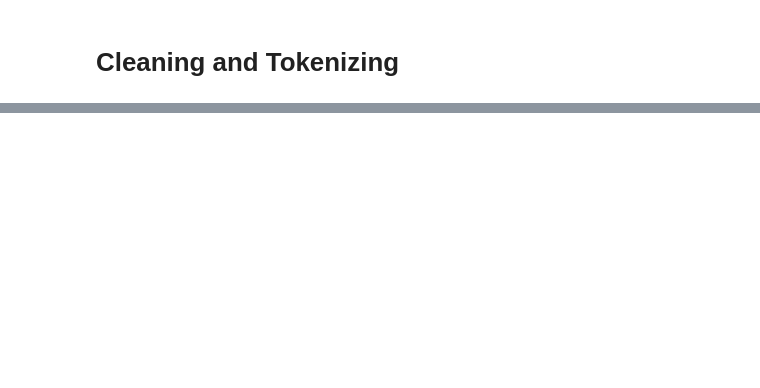
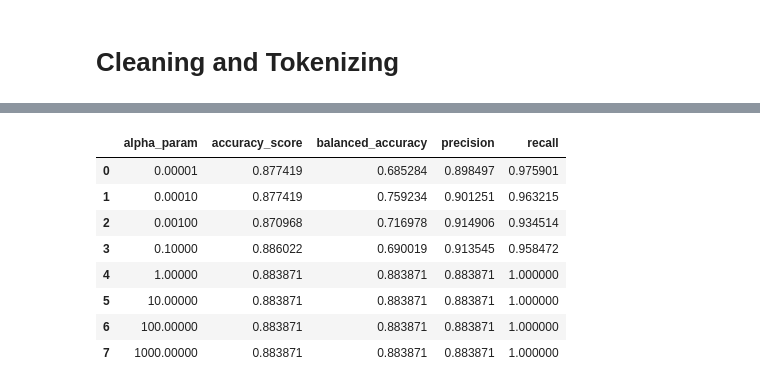
Before and after one commit to jonathanold/conflict-india, a Jupyter notebook: code/SATP code/naive_bayes_satp.ipynb, the cells around one changed output, grey strips where cells are left out. Cells and saved outputs as stored; diff of their text form; code cells hidden in the pictures; blank space fills up the shorter version.

```diff
--- a/code/SATP code/naive_bayes_satp.ipynb
+++ b/code/SATP code/naive_bayes_satp.ipynb
@@ -161,0 +170,13 @@ def cross_validation(kernel, C, gamma, num_features, folds):
+# %%
+data = alpha_accuracies(df["internal_conflict"])
+pd.DataFrame(data)
+# %% [output]
+|  | alpha_param | accuracy_score | balanced_accuracy | precision | recall |
+| 0 | 0.00001 | 0.877419 | 0.685284 | 0.898497 | 0.975901 |
+| 1 | 0.00010 | 0.877419 | 0.759234 | 0.901251 | 0.963215 |
+| 2 | 0.00100 | 0.870968 | 0.716978 | 0.914906 | 0.934514 |
+| 3 | 0.10000 | 0.886022 | 0.690019 | 0.913545 | 0.958472 |
+| 4 | 1.00000 | 0.883871 | 0.883871 | 0.883871 | 1.000000 |
+| 5 | 10.00000 | 0.883871 | 0.883871 | 0.883871 | 1.000000 |
+| 6 | 100.00000 | 0.883871 | 0.883871 | 0.883871 | 1.000000 |
+| 7 | 1000.00000 | 0.883871 | 0.883871 | 0.883871 | 1.000000 |
```
Also changed, not shown: parts of 16 cells of this notebook, 1 other file.
